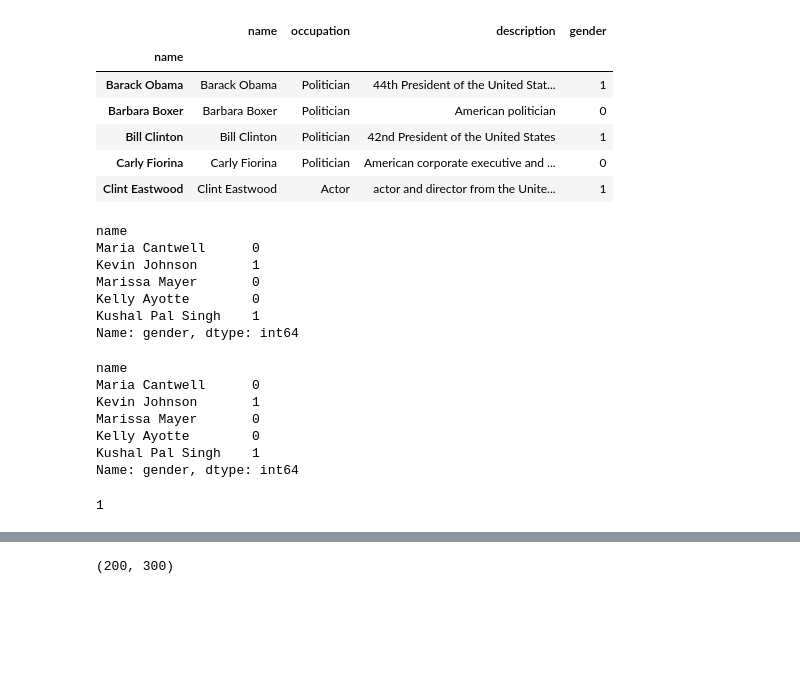
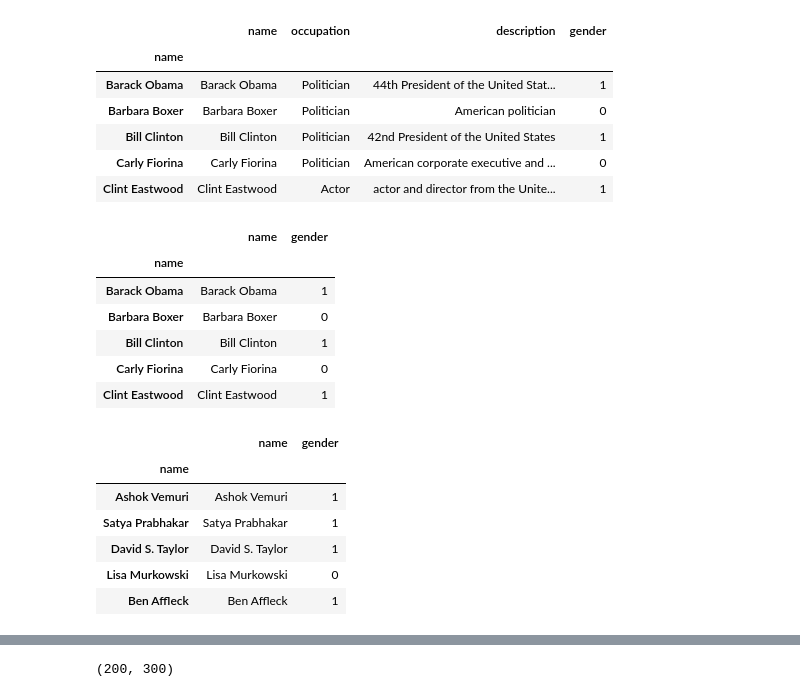
Before and after one commit to javedqadruddin/person2vec, a Jupyter notebook: notebooks/Experiments.ipynb, the cells around one changed output, grey strips where cells are left out. Cells and saved outputs as stored; diff of their text form; code cells hidden in the pictures; blank space fills up the shorter version.

```diff
--- a/notebooks/Experiments.ipynb
+++ b/notebooks/Experiments.ipynb
@@ -31,31 +31,28 @@ raw_data.head()
 | Bill Clinton | Bill Clinton | Politician | 42nd President of the United States | 1 |
 | Carly Fiorina | Carly Fiorina | Politician | American corporate executive and ... | 0 |
 | Clint Eastwood | Clint Eastwood | Actor | actor and director from the Unite... | 1 |
+# %%
+name_and_gender = raw_data.drop(['occupation','description'], axis=1)
+#name_and_gender = name_and_gender.reset_index(inplace=True)
+name_and_gender.head()
+# %% [output]
+|  | name | gender |
+| name |  |  |
+| Barack Obama | Barack Obama | 1 |
+| Barbara Boxer | Barbara Boxer | 0 |
+| Bill Clinton | Bill Clinton | 1 |
+| Carly Fiorina | Carly Fiorina | 0 |
+| Clint Eastwood | Clint Eastwood | 1 |
 # %%
-name_and_gender = raw_data['gender']
 name_and_gender = shuffle(name_and_gender)
 name_and_gender.head()
 # %% [output]
-name
-Maria Cantwell      0
-Kevin Johnson       1
-Marissa Mayer       0
-Kelly Ayotte        0
-Kushal Pal Singh    1
-Name: gender, dtype: int64
+|  | name | gender |
+| name |  |  |
+| Ashok Vemuri | Ashok Vemuri | 1 |
+| Satya Prabhakar | Satya Prabhakar | 1 |
+| David S. Taylor | David S. Taylor | 1 |
+| Lisa Murkowski | Lisa Murkowski | 0 |
+| Ben Affleck | Ben Affleck | 1 |
-# %%
-name_and_gender.head()
-# %% [output]
-name
-Maria Cantwell      0
-Kevin Johnson       1
-Marissa Mayer       0
-Kelly Ayotte        0
-Kushal Pal Singh    1
-Name: gender, dtype: int64
 # %%
 word2vec = gensim.models.KeyedVectors.load_word2vec_format('../data/GoogleNews-vectors-negative300.bin', binary=True)
-# %%
-name_and_gender['Barack Obama']
-# %% [output]
-1
```
Also changed, not shown: parts of 24 cells of this notebook, 1 other file.
